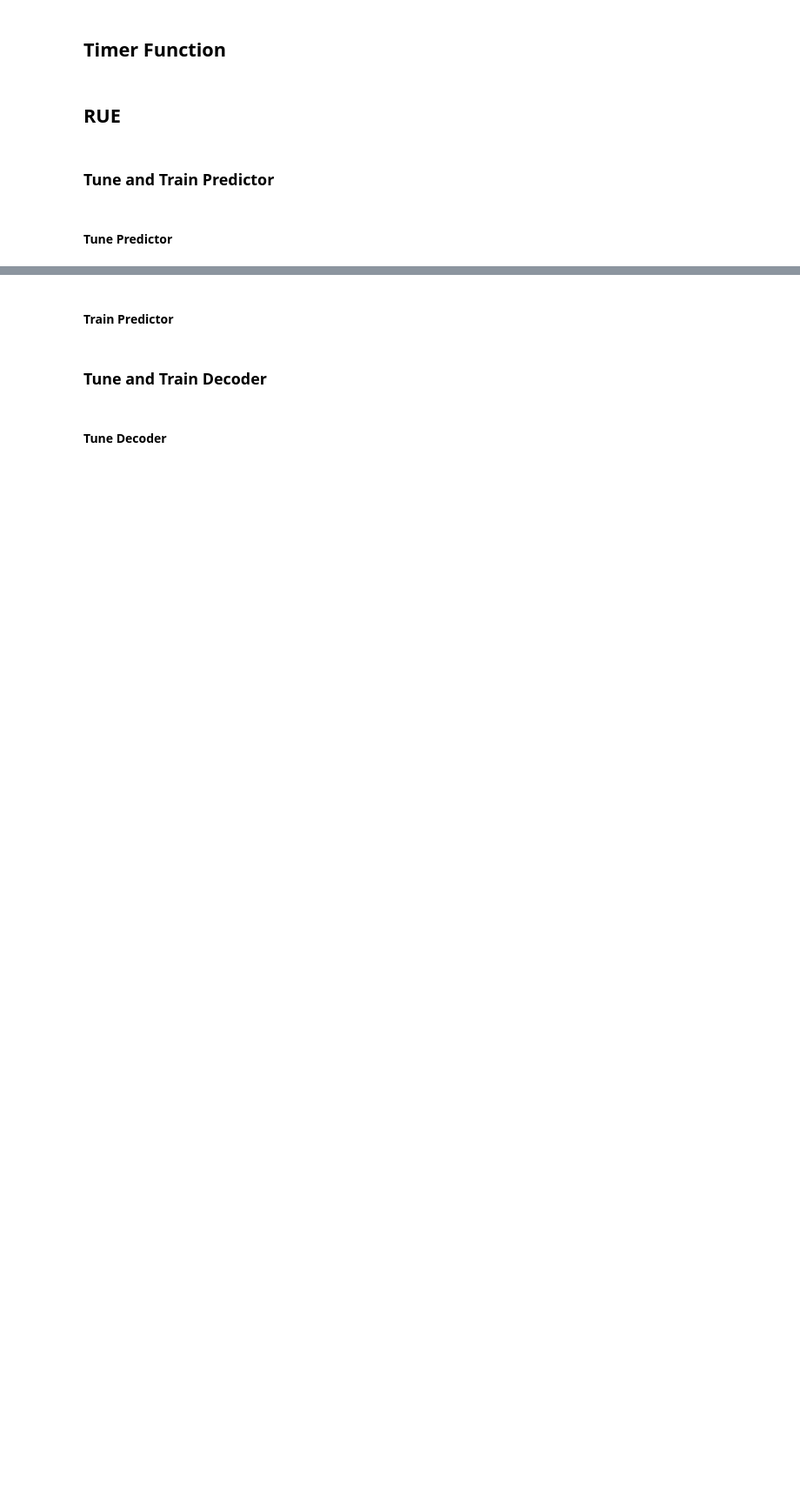
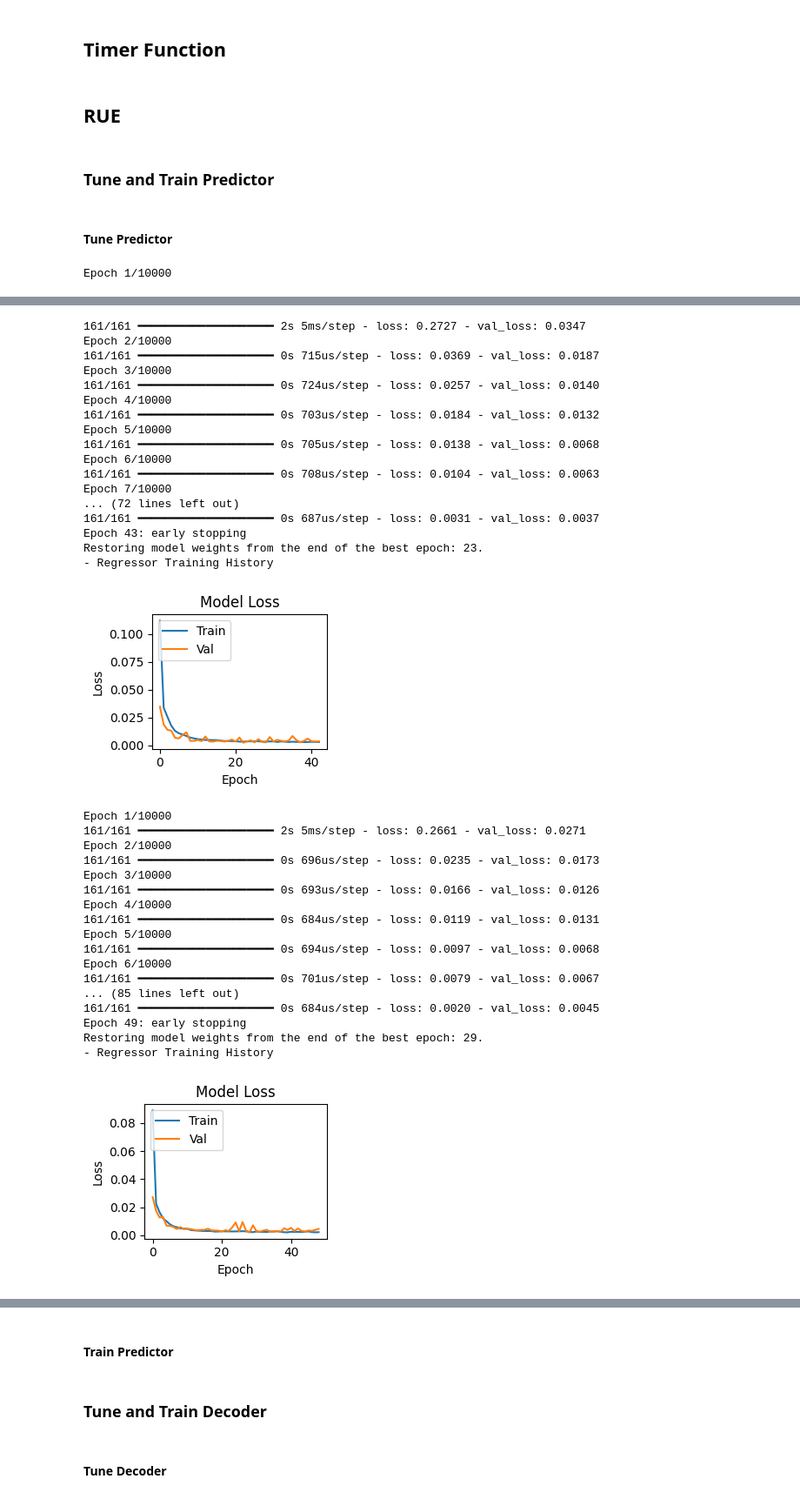
Before and after one commit to lr98769/rue_prediction_interval, a Jupyter notebook: notebooks/snp500.ipynb, the cells around one changed output, grey strips where cells are left out. Shown at 87% size. Saved outputs shown, nothing was run; the diff lists cells and outputs as text; code cells hidden in the pictures; blank space fills up the shorter version.

```diff
--- a/notebooks/snp500.ipynb
+++ b/notebooks/snp500.ipynb
@@ -60,9 +60,8 @@ seed = 2023
 fp_notebooks_folder = "./"
 fp_code_folder = "../"
 fp_processed_folder = os.path.join(fp_code_folder, "../processed_data")
-fp_downsampled_folder = os.path.join(fp_processed_folder, "downsampled")
-fp_downsampled_dropna_file = os.path.join(fp_downsampled_folder, "dropna.csv")
-fp_downsampled_scaler_file = os.path.join(fp_downsampled_folder, "scaler.pkl")
+fp_preprocessed_data_dict = os.path.join(fp_processed_folder, "snp500_data_dict.joblib")
+fp_scaler = os.path.join(fp_processed_folder, "snp500_scaler.pkl")
 
 fp_project_checkpoints = os.path.join(fp_code_folder, "checkpoints", data_label)
 fp_tuning = os.path.join(fp_project_checkpoints, "tuning")
@@ -89,6 +88,10 @@ def create_all_seed_folders(cur_seed):
 
 batch_size = 64
 
+feat_days = 5
+ori_feat_cols = ["U$", "Mkt-RF", "SMB", "HML", "Mom"]
+feat_cols = [f"{feat_col}_day{i}" for i in range(feat_days) for feat_col in ori_feat_cols]
+
 # Create all folders
 create_all_seed_folders(seed)
 create_folder(fp_project_consolidated_results)
@@ -108,3 +169,0 @@ df
-# %%
-predictors = df.columns[:60].to_list()
-print(predictors)
@@ -231,7 +261,7 @@ class AE_Regressor:
             Dense(self.encoder_width, "relu") for i in range(self.encoder_depth) # , kernel_regularizer="l2"
         ), name="encoder")
         self.decoder = tf.keras.Sequential([
-            Dense(self.decoder_width, "relu" , kernel_regularizer="l2") for i in range(self.decoder_depth-1) # , kernel_regularizer="l2"
+            Dense(self.decoder_width, "relu", kernel_regularizer="l1") for i in range(self.decoder_depth-1) # , kernel_regularizer="l2", tf.keras.regularizers.L2(l2=0.1)
         ]+[Dense(self.num_predictors)], name="decoder")
         self.regressor = tf.keras.Sequential([
             Dropout(rate=0.2),
@@ -279,7 +309,7 @@ class AE_Regressor:
         self.ae = tf.keras.Model(inputs=self.inputs, outputs=x, name="ae_model")
         # Train AE
         self.ae.compile(
-            loss="mse",
+            loss="mae",
             optimizer=tf.keras.optimizers.Adam()
         )
         es = EarlyStopping(
@@ -574,29 +604,21 @@ def model_test_predictions(
     df_test[predicted_std_colnames] = test_y_std_pred
     df_test[mcd_colname] = np.mean(test_y_std_pred, axis=-1)
 
-    if df_test['target_index'].dtype != "int64":
-        df_test['target_index'] = df_test['target_index'].apply(lambda x: eval(x)[pred_min-1])
-
     return df_test
 # %% [markdown]
 ### Tune and Train Predictor
 # %% [markdown]
 #### Tune Predictor
 # %%
-rue_dict = {
-    "t+1": {"train_df": df_train_1, "valid_df": df_valid_1, "test_df": df_test_1, "outputs": pred_cols_1},
-    "t+2": {"train_df": df_train_2, "valid_df": df_valid_2, "test_df": df_test_2, "outputs": pred_cols_2},
-    "t+3": {"train_df": df_train_3, "valid_df": df_valid_3, "test_df": df_test_3, "outputs": pred_cols_3},
-}
-# all_rue_best_hp = {}
-for time_label, time_info_dict in tqdm(rue_dict.items(), total=len(rue_dict)):
+all_rue_best_hp = {}
+for time_label, time_info_dict in tqdm(data_dict.items(), total=len(data_dict)):
     rue_tuning_df, rue_best_hp = model_tuning_regressor(
         param_grid=dict(
-            encoder_width = [256, 512, 1028], # , 256, 512
-            encoder_depth = [1, 2, 3], #  3, 4
+            encoder_width = [256, 512, 1028],
+            encoder_depth = [1, 2, 3],
             decoder_width = [128],
             decoder_depth = [2]
-        ), predictors=predictors, pred_cols=time_info_dict["outputs"],
+        ), predictors=feat_cols, pred_cols=time_info_dict["outputs"],
         train_df=time_info_dict["train_df"], valid_df=time_info_dict["valid_df"], seed=seed,
         batch_size=batch_size, max_epochs=10000, verbose=1, patience=20
     )
@@ -604,3 +626,5 @@ for time_label, time_info_dict in tqdm(rue_dict.items(), total=len(rue_dict)):
     rue_tuning_df.to_csv(os.path.join(fp_tuning, str(seed), f"tuning_rue_{time_label}.csv"))
     all_rue_best_hp[time_label] = rue_best_hp
 joblib.dump(all_rue_best_hp, os.path.join(fp_tuning, str(seed), "all_rue_predictor_best_hp.joblib"))
+# %% [output]
+Epoch 1/10000
@@ -606,0 +651,36 @@ joblib.dump(all_rue_best_hp, os.path.join(fp_tuning, str(seed), "all_rue_predict
+161/161 ━━━━━━━━━━━━━━━━━━━━ 2s 5ms/step - loss: 0.2727 - val_loss: 0.0347
+Epoch 2/10000
+161/161 ━━━━━━━━━━━━━━━━━━━━ 0s 715us/step - loss: 0.0369 - val_loss: 0.0187
+Epoch 3/10000
+161/161 ━━━━━━━━━━━━━━━━━━━━ 0s 724us/step - loss: 0.0257 - val_loss: 0.0140
+Epoch 4/10000
+161/161 ━━━━━━━━━━━━━━━━━━━━ 0s 703us/step - loss: 0.0184 - val_loss: 0.0132
+Epoch 5/10000
+161/161 ━━━━━━━━━━━━━━━━━━━━ 0s 705us/step - loss: 0.0138 - val_loss: 0.0068
+Epoch 6/10000
+161/161 ━━━━━━━━━━━━━━━━━━━━ 0s 708us/step - loss: 0.0104 - val_loss: 0.0063
+Epoch 7/10000
+... (72 lines left out)
+161/161 ━━━━━━━━━━━━━━━━━━━━ 0s 687us/step - loss: 0.0031 - val_loss: 0.0037
+Epoch 43: early stopping
+Restoring model weights from the end of the best epoch: 23.
+- Regressor Training History
+[figure, added]
+Epoch 1/10000
+161/161 ━━━━━━━━━━━━━━━━━━━━ 2s 5ms/step - loss: 0.2661 - val_loss: 0.0271
+Epoch 2/10000
+161/161 ━━━━━━━━━━━━━━━━━━━━ 0s 696us/step - loss: 0.0235 - val_loss: 0.0173
+Epoch 3/10000
+161/161 ━━━━━━━━━━━━━━━━━━━━ 0s 693us/step - loss: 0.0166 - val_loss: 0.0126
+Epoch 4/10000
+161/161 ━━━━━━━━━━━━━━━━━━━━ 0s 684us/step - loss: 0.0119 - val_loss: 0.0131
+Epoch 5/10000
+161/161 ━━━━━━━━━━━━━━━━━━━━ 0s 694us/step - loss: 0.0097 - val_loss: 0.0068
+Epoch 6/10000
+161/161 ━━━━━━━━━━━━━━━━━━━━ 0s 701us/step - loss: 0.0079 - val_loss: 0.0067
+... (85 lines left out)
+161/161 ━━━━━━━━━━━━━━━━━━━━ 0s 684us/step - loss: 0.0020 - val_loss: 0.0045
+Epoch 49: early stopping
+Restoring model weights from the end of the best epoch: 29.
+- Regressor Training History
+[figure, added]
```
Also changed, not shown: parts of 39 cells of this notebook, 41 other files.
